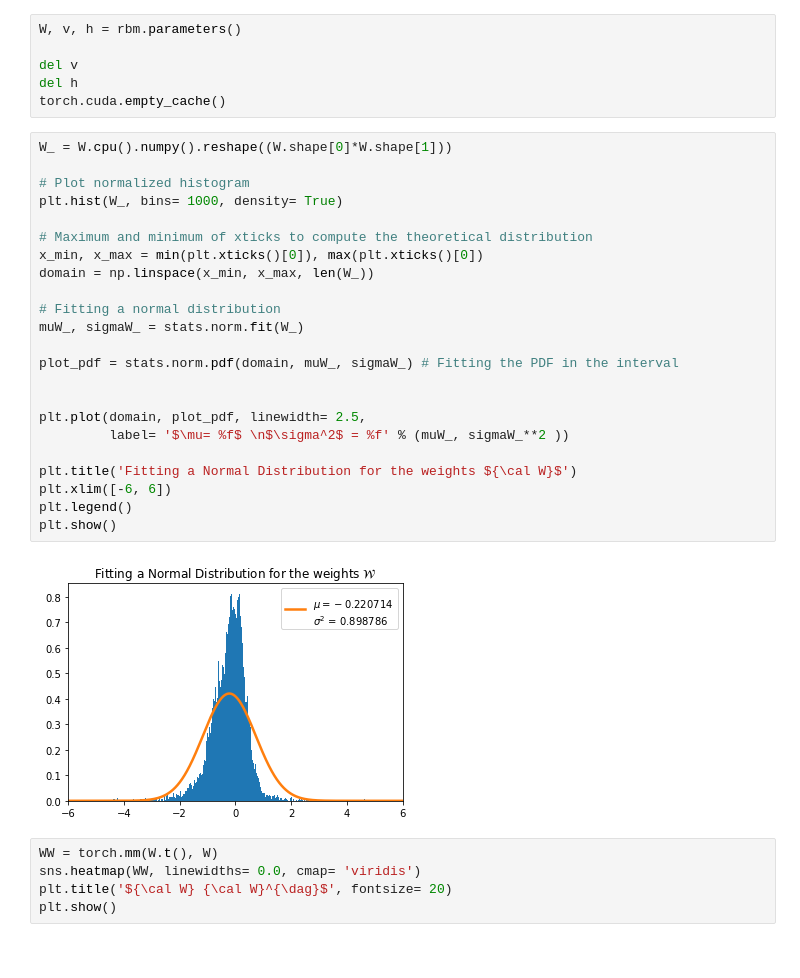
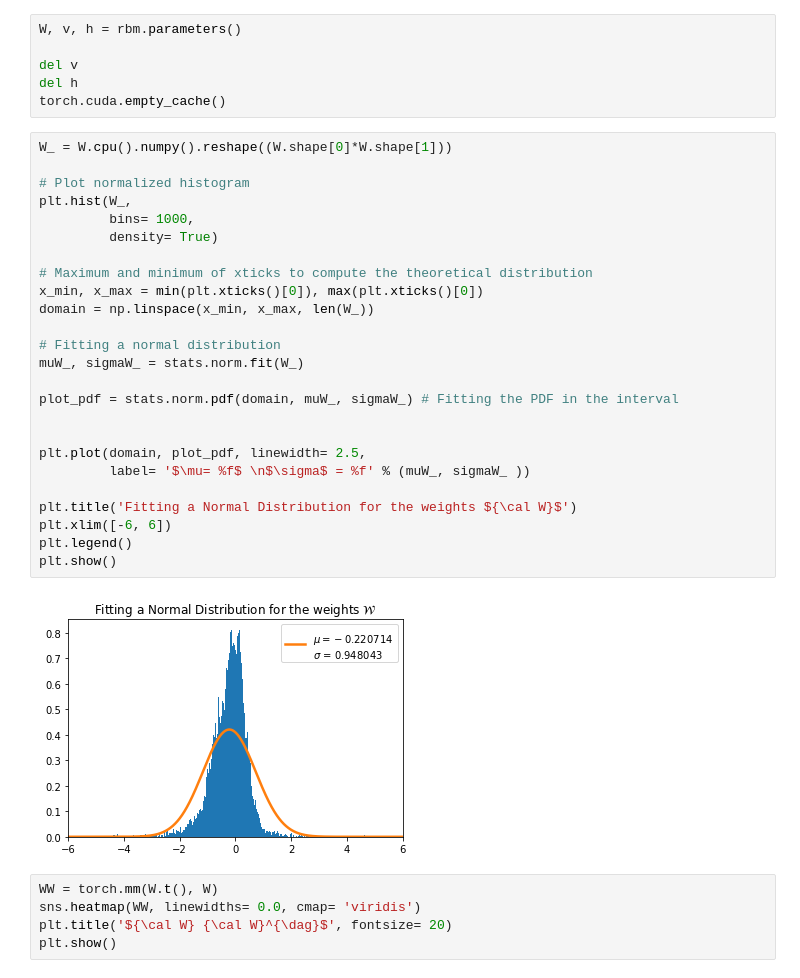
Before and after one commit to rodsveiga/rbm_flows_ising, a Jupyter notebook: RBM_L010_train_dataset_V_complete.ipynb, the cells around one changed output. Cells and saved outputs as stored; diff of their text form.

```diff
--- a/RBM_L010_train_dataset_V_complete.ipynb
+++ b/RBM_L010_train_dataset_V_complete.ipynb
@@ -168,28 +168,30 @@ torch.cuda.empty_cache()
 # %%
 W_ = W.cpu().numpy().reshape((W.shape[0]*W.shape[1]))
 
 # Plot normalized histogram
-plt.hist(W_, bins= 1000, density= True)
+plt.hist(W_,
+         bins= 1000,
+         density= True)
 
 # Maximum and minimum of xticks to compute the theoretical distribution
 x_min, x_max = min(plt.xticks()[0]), max(plt.xticks()[0])
 domain = np.linspace(x_min, x_max, len(W_))
 
 # Fitting a normal distribution
 muW_, sigmaW_ = stats.norm.fit(W_)
 
 plot_pdf = stats.norm.pdf(domain, muW_, sigmaW_) # Fitting the PDF in the interval
 
 
 plt.plot(domain, plot_pdf, linewidth= 2.5,
-         label= '$\mu= %f$ \n$\sigma^2$ = %f' % (muW_, sigmaW_**2 ))
+         label= '$\mu= %f$ \n$\sigma$ = %f' % (muW_, sigmaW_ ))
 
 plt.title('Fitting a Normal Distribution for the weights ${\cal W}$')
 plt.xlim([-6, 6])
 plt.legend()
 plt.show()
 # %% [output]
-[figure, old version]
+[figure, new version]
 # %%
 WW = torch.mm(W.t(), W)
 sns.heatmap(WW, linewidths= 0.0, cmap= 'viridis')
```
Also changed, not shown: 2 other files.
